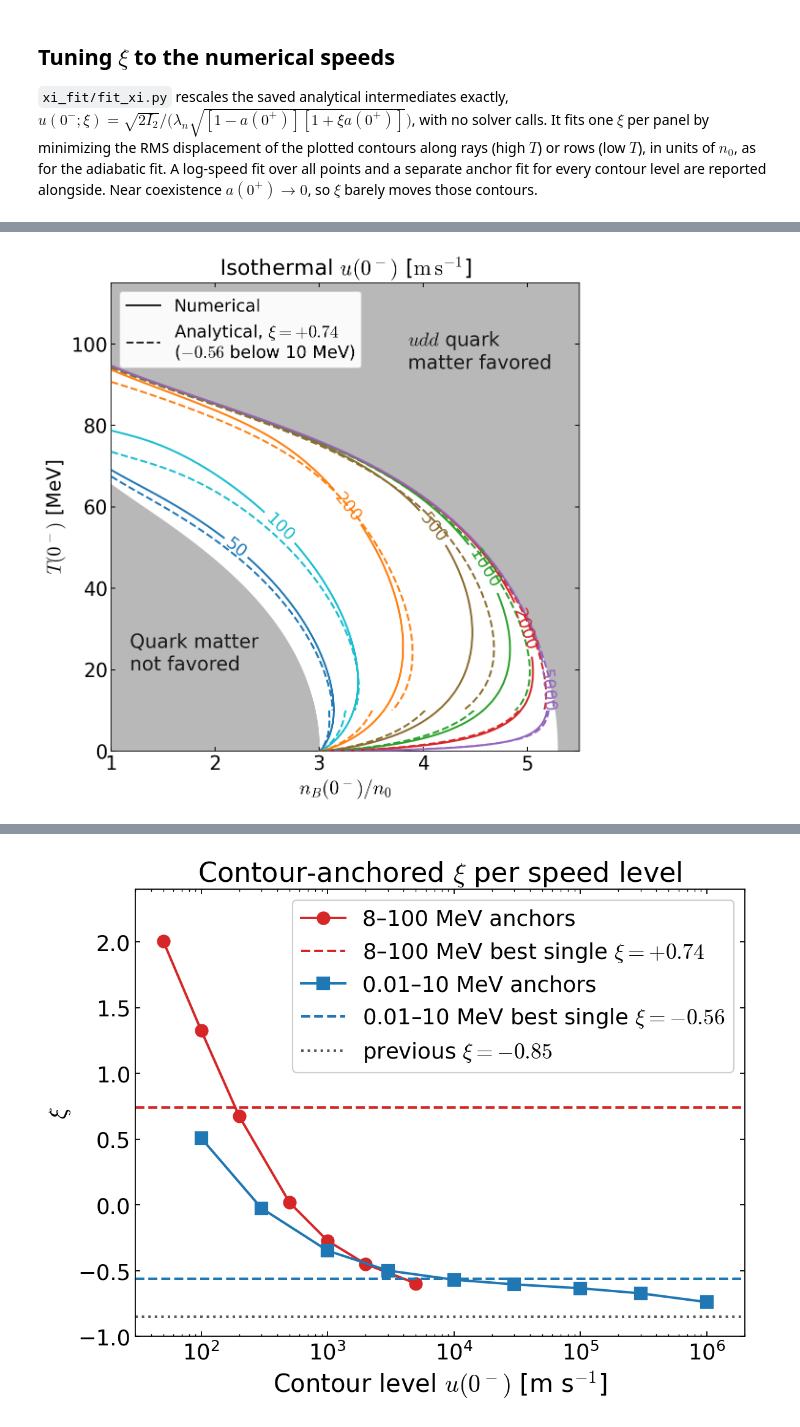
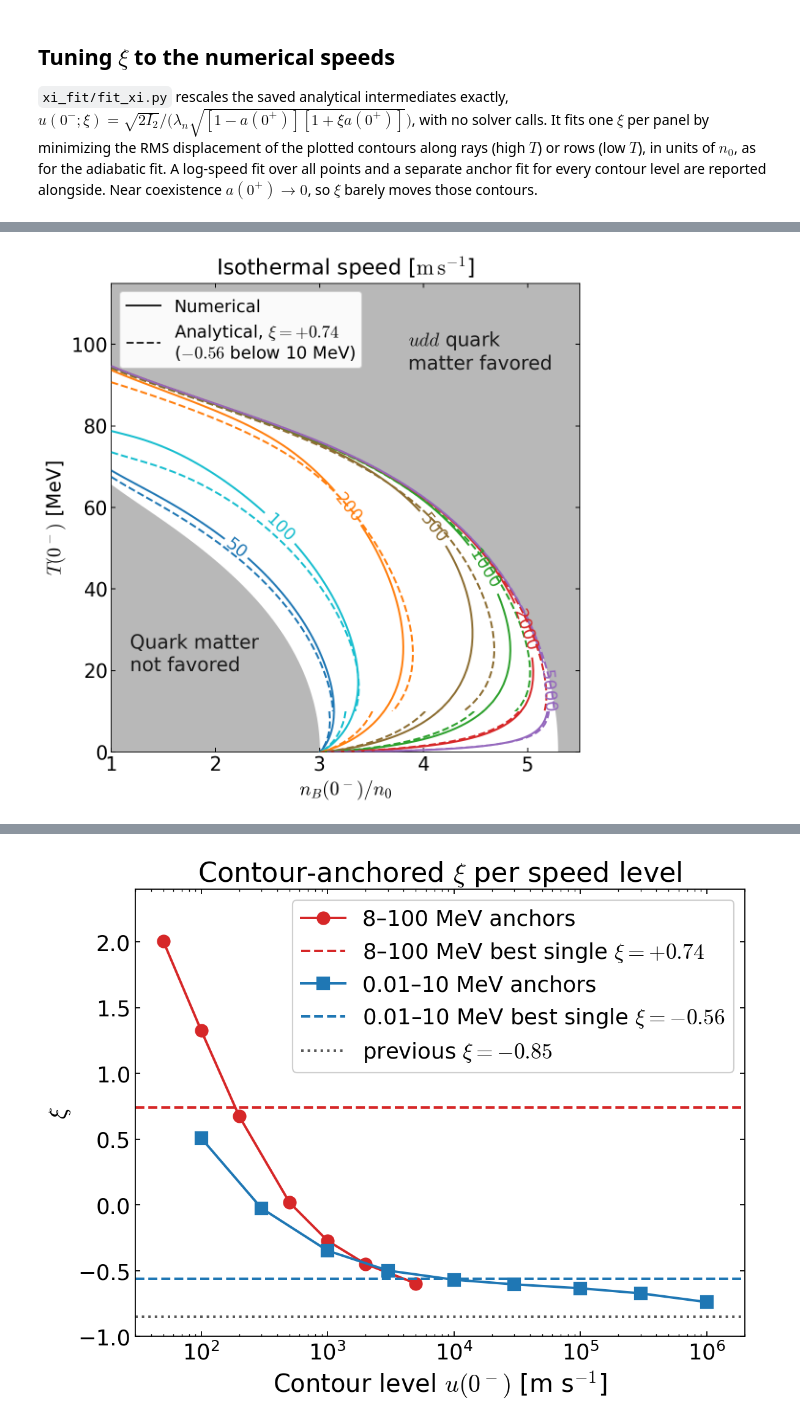
Before and after one commit to JiazhenShao/RMFsolver, a Jupyter notebook: 26-10-27-isothermal.ipynb, the cells around one changed output, grey strips where cells are left out. Drawn from its saved outputs; the diff is of its cells as text; code cells hidden in the pictures.

```diff
--- a/26-10-27-isothermal.ipynb
+++ b/26-10-27-isothermal.ipynb
@@ -170,7 +170,7 @@ Y_LIMITS_MEV = (0.0, 115.0)
 X_SCALE = 'linear'
 Y_SCALE = 'linear'
 BOX_ASPECT = 1.0
-TITLE = 'Isothermal numerical $u(0^-)$ [$\\mathrm{m\\,s^{-1}}$]'
+TITLE = 'Isothermal numerical speed [$\\mathrm{m\\,s^{-1}}$]'
 TITLE_FONT_SIZE = 20
 TITLE_PAD = 8
 X_LABEL = '$n_B(0^-)/n_0$'
@@ -186,7 +186,7 @@ SPINE_LINE_WIDTH = 0.8
 XI = -0.85
 HIGH_T_CLIP_MEV = 10.0
 RADIAL_UPSAMPLE = 8   # display-only PCHIP refinement along rays in -ln(1-f)
-TITLE = 'Isothermal $u(0^-)$ [$\\mathrm{m\\,s^{-1}}$]'
+TITLE = 'Isothermal speed [$\\mathrm{m\\,s^{-1}}$]'
 ANALYTICAL_LINE_STYLE = '--'
 NUMERICAL_LINE_STYLE = '-'
 LEGEND_LOCATION = 'upper left'
@@ -505,7 +506,7 @@ Y_LIMITS_MEV = (0.0, 115.0)
 X_SCALE = 'linear'
 Y_SCALE = 'linear'
 BOX_ASPECT = 1.0
-TITLE = 'Isothermal numerical $u(0^-)$ [$\\mathrm{m\\,s^{-1}}$]'
+TITLE = 'Isothermal numerical speed [$\\mathrm{m\\,s^{-1}}$]'
 TITLE_FONT_SIZE = 20
 TITLE_PAD = 8
 X_LABEL = '$n_B(0^-)/n_0$'
@@ -522,7 +523,7 @@ XI = XI_HIGH_T_FIT   # contour fit on the polar mesh (T >= 10 MeV)
 XI_LOW_T = XI_LOW_T_FIT   # contour fit on the row mesh (T < 10 MeV)
 HIGH_T_CLIP_MEV = 10.0
 RADIAL_UPSAMPLE = 8   # display-only PCHIP refinement along rays in -ln(1-f)
-TITLE = 'Isothermal $u(0^-)$ [$\\mathrm{m\\,s^{-1}}$]'
+TITLE = 'Isothermal speed [$\\mathrm{m\\,s^{-1}}$]'
 ANALYTICAL_LINE_STYLE = '--'
 NUMERICAL_LINE_STYLE = '-'
 LEGEND_LOCATION = 'upper left'
@@ -532,34 +533,34 @@ LOW_T_UPSAMPLE = 8    # display-only PCHIP refinement along rows in logit(f)
 OUTPUT_STEM = "local_analysis_results/26-10-27/isothermal-comparison-linear-xi-fit"
 
 style = dict(iso_plot.LINEAR_REFERENCE_STYLE)
 style.update({key.lower(): value for key, value in list(globals().items())
               if key.isupper() and key.lower() in style})
 analytic_retuned = dict(analytic_highT, speed_m_s=iso_xi.retune(xi_cache_highT, XI))
 
 figure, axis, rc = iso_plot.new_axes(style)
 with mpl.rc_context(rc):
     iso_plot.draw_background(axis, boundary_curves, style)
     iso_plot.draw_contours(axis, numerical_highT, T_range=(HIGH_T_CLIP_MEV, np.inf), style=style,
                            line_style=NUMERICAL_LINE_STYLE, radial_upsample=RADIAL_UPSAMPLE)
     iso_plot.draw_contours(axis, analytic_retuned, T_range=(HIGH_T_CLIP_MEV, np.inf), style=style,
                            line_style=ANALYTICAL_LINE_STYLE, label=False,
                            radial_upsample=RADIAL_UPSAMPLE)
     if numerical_lowT is not None:
         analytic_lowT_retuned = dict(analytic_lowT, speed_m_s=iso_xi.retune(xi_cache_lowT, XI_LOW_T))
         for payload, line_style in ((numerical_lowT, NUMERICAL_LINE_STYLE), (analytic_lowT_retuned, ANALYTICAL_LINE_STYLE)):
             iso_plot.draw_row_contours(axis, payload, VELOCITY_CONTOUR_LEVELS_M_S, VELOCITY_CONTOUR_COLORS,
                                        line_style, VELOCITY_CONTOUR_LINE_WIDTH, CONTOUR_ZORDER,
                                        T_range=(Y_LIMITS_MEV[0], HIGH_T_CLIP_MEV), x_limits=X_LIMITS,
                                        radial_upsample=LOW_T_UPSAMPLE)
     iso_plot.method_legend(axis, [("Numerical", NUMERICAL_LINE_STYLE),
                                   (rf"Analytical, $\xi={XI:+g}$" "\n" rf"(${XI_LOW_T:+g}$ below 10 MeV)", ANALYTICAL_LINE_STYLE)],
                            font_size=LEGEND_FONT_SIZE, location=LEGEND_LOCATION, color=LEGEND_HANDLE_COLOR,
                            line_width=VELOCITY_CONTOUR_LINE_WIDTH)
     iso_plot.finish_axes(axis, style, title=TITLE)
     iso_plot.export(figure, ROOT / OUTPUT_STEM, style)
     plt.show()
 # %% [output]
-[figure, old version]
+[figure, new version]
 # %%
 # Tunable plotting parameters
 CONTOUR_LEVELS = (100.0, 300.0, 1000.0, 3000.0, 10000.0, 30000.0, 100000.0, 300000.0, 1000000.0)
```
Also changed, not shown: parts of 5 cells of this notebook, 29 other files.
